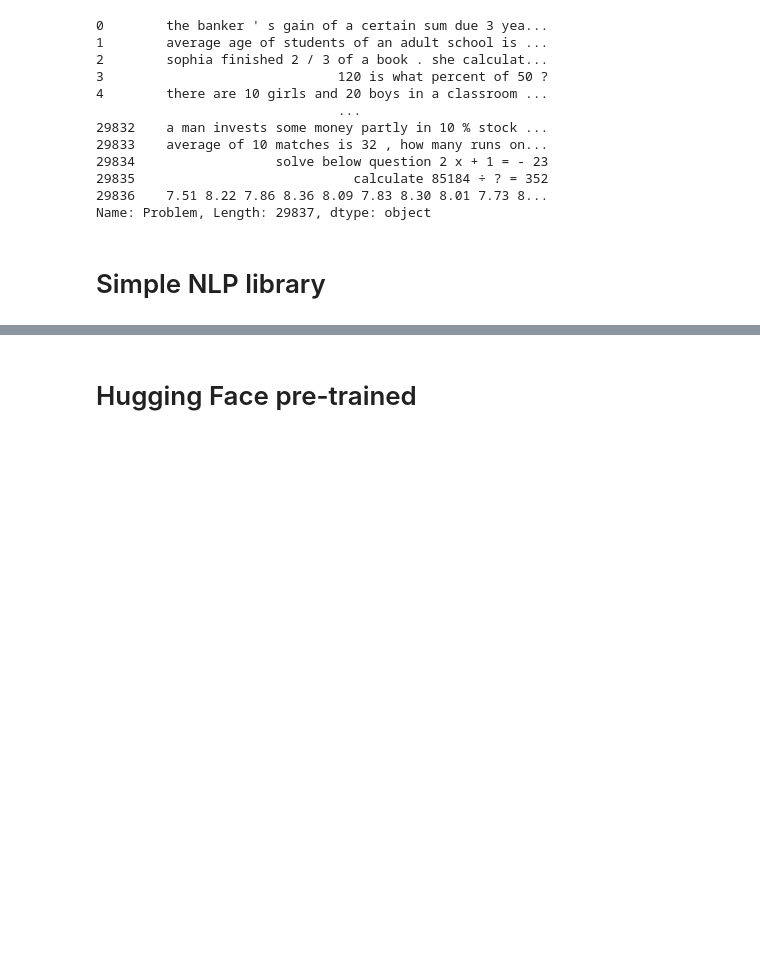
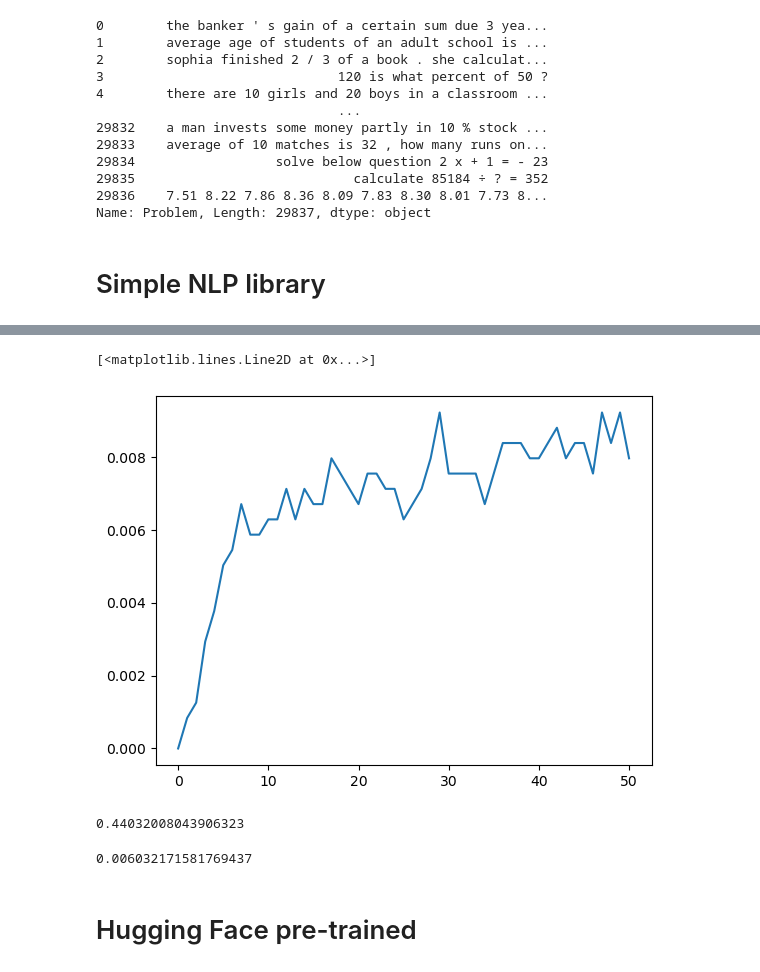
Before and after one commit to jinzzasol/Mathsage, a Jupyter notebook: mathqa.ipynb, the cells around one changed output, grey strips where cells are left out. Drawn from its saved outputs; the diff is of its cells as text; code cells hidden in the pictures; blank space fills up the shorter version.

```diff
--- a/mathqa.ipynb
+++ b/mathqa.ipynb
@@ -158,0 +164,5 @@ clf.best_validation_score_
+# %%
+plt.plot(clf.validation_scores_)
+# %% [output]
+[<matplotlib.lines.Line2D at 0x...>]
+[figure, added]
@@ -159,3 +174,11 @@ clf.best_validation_score_
+# %%
+accuracy_score(y_train, y_train_pred)
+# %% [output]
+0.44032008043906323
+# %%
+accuracy_score(y_test, y_test_pred)
+# %% [output]
+0.006032171581769437
 # %% [markdown]
 # Hugging Face pre-trained
 # %% [markdown]
```
Also changed, not shown: parts of 4 cells of this notebook.
